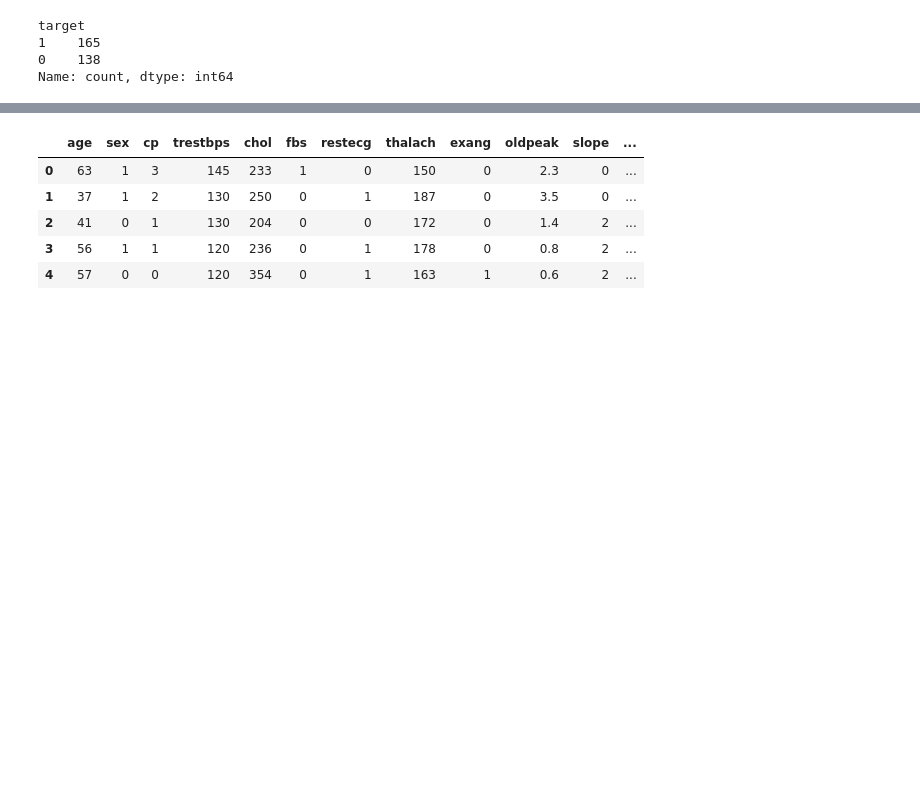
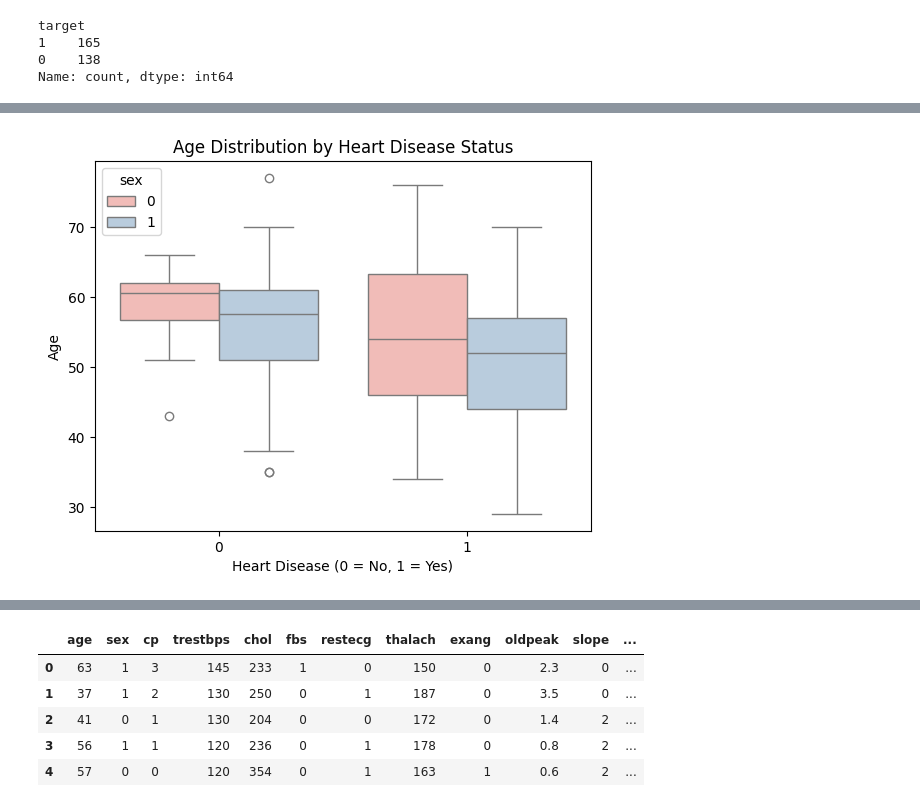
Before and after one commit to gurpreet2007/Heart_Disease_Prediction, a Jupyter notebook: notebook/HeartExploration.ipynb, the cells around one changed output, grey strips where cells are left out. Drawn from its saved outputs; the diff is of its cells as text; code cells hidden in the pictures; blank space fills up the shorter version.

```diff
--- a/notebook/HeartExploration.ipynb
+++ b/notebook/HeartExploration.ipynb
@@ -80,0 +202,8 @@ corr
+# %%
+sns.boxplot(x='target', y='age',hue='sex', data=heart_df, palette='Pastel1')
+plt.title('Age Distribution by Heart Disease Status')
+plt.xlabel('Heart Disease (0 = No, 1 = Yes)')
+plt.ylabel('Age')
+plt.show()
+# %% [output]
+[figure, added]
```
Also changed, not shown: parts of 70 cells of this notebook, 9 other files.
